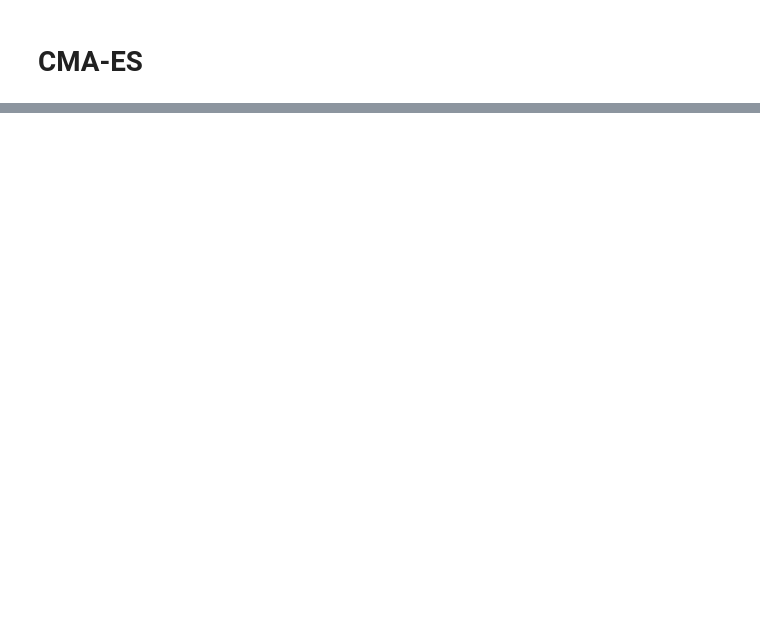
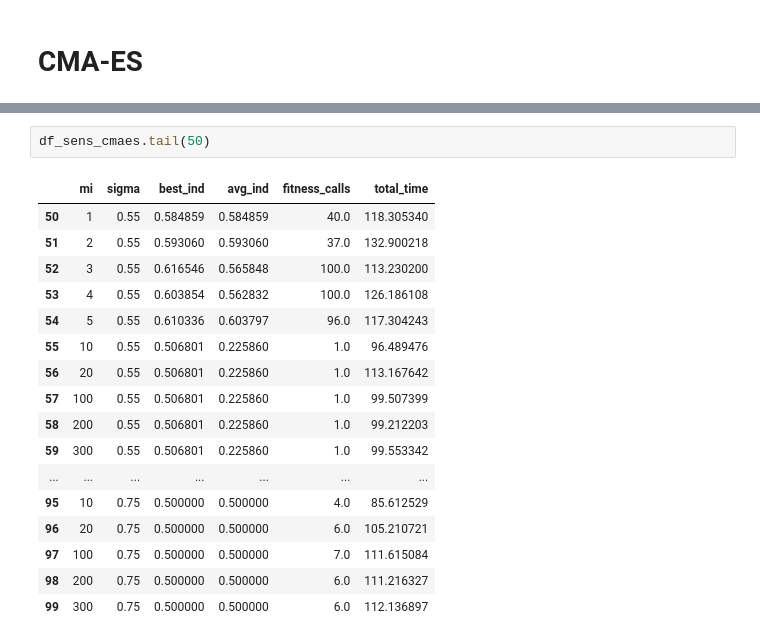
Before and after one commit to pdcos/modelo_foguete, a Jupyter notebook: sensitiviy_analysis/viz_sens.ipynb, the cells around one changed output, grey strips where cells are left out. Cells and saved outputs as stored; diff of their text form; blank space fills up the shorter version.

```diff
--- a/sensitiviy_analysis/viz_sens.ipynb
+++ b/sensitiviy_analysis/viz_sens.ipynb
@@ -533,3 +522,23 @@ Parâmetros
+# %%
+df_sens_cmaes.tail(50)
+# %% [output]
+|  | mi | sigma | best_ind | avg_ind | fitness_calls | total_time |
+| 50 | 1 | 0.55 | 0.584859 | 0.584859 | 40.0 | 118.305340 |
+| 51 | 2 | 0.55 | 0.593060 | 0.593060 | 37.0 | 132.900218 |
+| 52 | 3 | 0.55 | 0.616546 | 0.565848 | 100.0 | 113.230200 |
+| 53 | 4 | 0.55 | 0.603854 | 0.562832 | 100.0 | 126.186108 |
+| 54 | 5 | 0.55 | 0.610336 | 0.603797 | 96.0 | 117.304243 |
+| 55 | 10 | 0.55 | 0.506801 | 0.225860 | 1.0 | 96.489476 |
+| 56 | 20 | 0.55 | 0.506801 | 0.225860 | 1.0 | 113.167642 |
+| 57 | 100 | 0.55 | 0.506801 | 0.225860 | 1.0 | 99.507399 |
+| 58 | 200 | 0.55 | 0.506801 | 0.225860 | 1.0 | 99.212203 |
+| 59 | 300 | 0.55 | 0.506801 | 0.225860 | 1.0 | 99.553342 |
+| ... | ... | ... | ... | ... | ... | ... |
+| 95 | 10 | 0.75 | 0.500000 | 0.500000 | 4.0 | 85.612529 |
+| 96 | 20 | 0.75 | 0.500000 | 0.500000 | 6.0 | 105.210721 |
+| 97 | 100 | 0.75 | 0.500000 | 0.500000 | 7.0 | 111.615084 |
+| 98 | 200 | 0.75 | 0.500000 | 0.500000 | 6.0 | 111.216327 |
+| 99 | 300 | 0.75 | 0.500000 | 0.500000 | 6.0 | 112.136897 |
 # %%
 df_sens_cmaes.count()
 # %% [output]
```
Also changed, not shown: parts of 17 cells of this notebook, 4 other files.
